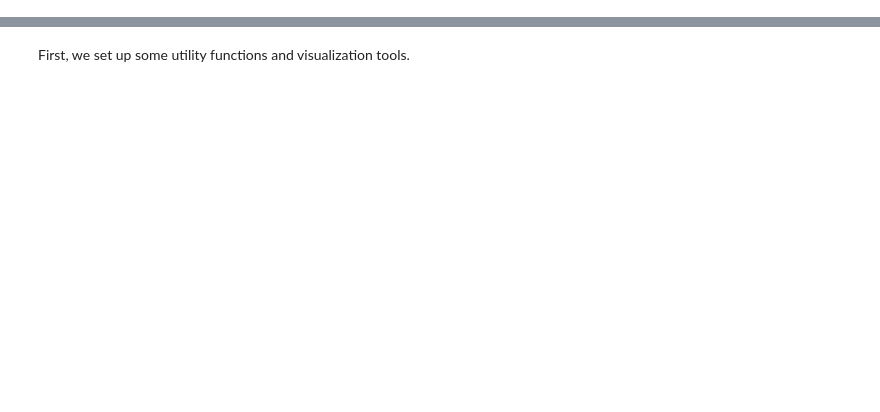
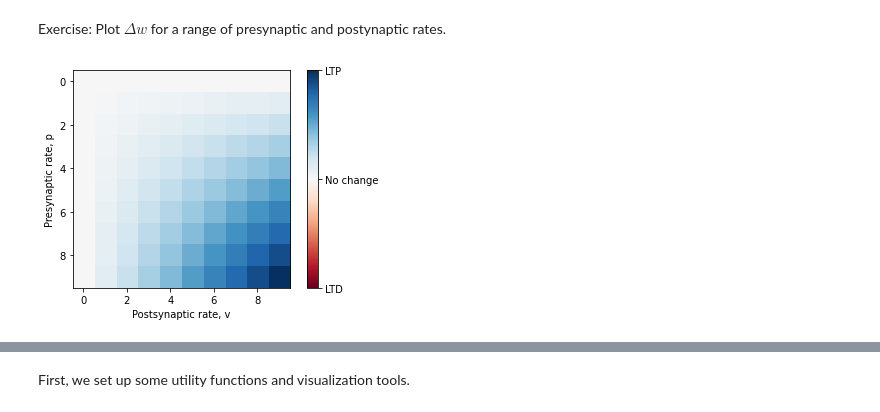
Before and after one commit to comp-neural-circuits/plasticity-workshop, a Jupyter notebook: hebbian_plasticity_in_action.ipynb, the cells around one changed output, grey strips where cells are left out. Drawn from its saved outputs; the diff is of its cells as text; code cells hidden in the pictures; blank space fills up the shorter version.

```diff
--- a/hebbian_plasticity_in_action.ipynb
+++ b/hebbian_plasticity_in_action.ipynb
@@ -9,0 +56,22 @@ In this part, we will use the different forms of hebbian plasticity to generate
+# %% [markdown]
+Exercise: Plot $ \Delta w$ for a range of presynaptic and postynaptic rates.
+# %%
+p_range = np.arange(0., 1., 0.1)
+v_range = np.arange(0., 1., 0.1)
+dw_all = np.zeros((len(p_range), len(v_range)))
+
+for i,p in enumerate(p_range):
+    for j,v in enumerate(v_range):
+        dw = hebbian_1synapse(p, v)
+        dw_all[i, j] = dw
+
+fig = plt.figure()
+ax = plt.gca()
+im = ax.imshow(dw_all, origin='lower', cmap='RdBu', vmin=-np.max(dw_all), vmax=np.max(dw_all))
+cbar = plt.colorbar(im, ax=ax, ticks=[-np.max(dw_all), 0., np.max(dw_all)])
+cbar.ax.set_yticklabels(['LTD', 'No change', 'LTP'])
+plt.xlabel('Postsynaptic rate, v')
+plt.ylabel('Presynaptic rate, p')
+plt.show()
+# %% [output]
+[figure, added]
```
Also changed, not shown: parts of 66 cells of this notebook.
